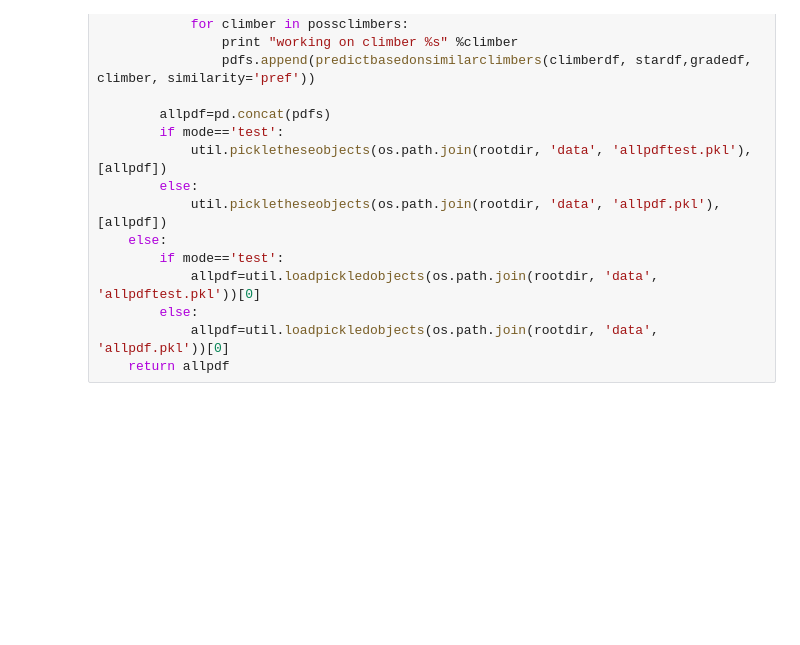
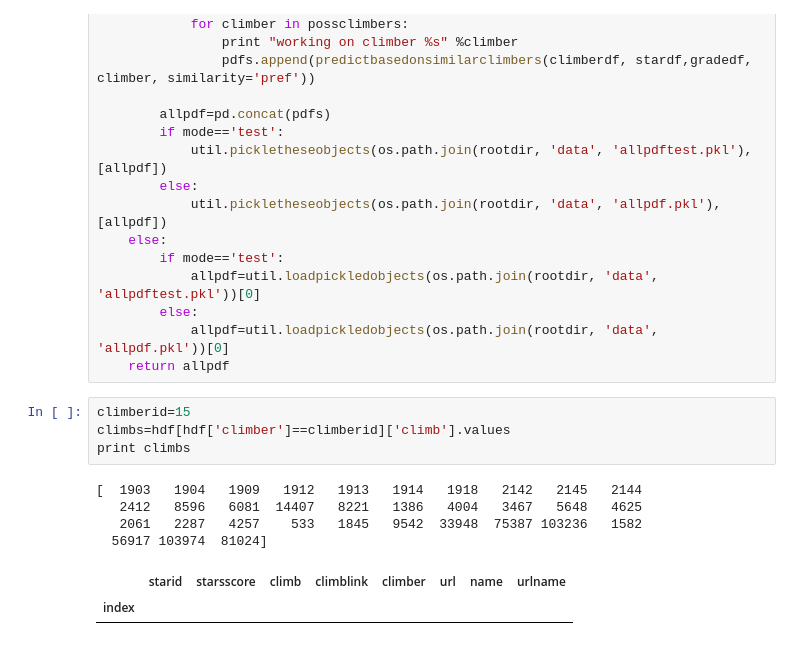
Before and after one commit to askerry/cragcrunch, a Jupyter notebook: Notebook 7. Personalized Recommendations.ipynb, the cells around one changed output. Saved outputs shown, nothing was run; the diff lists cells and outputs as text; blank space fills up the shorter version.

```diff
--- a/Notebook 7. Personalized Recommendations.ipynb
+++ b/Notebook 7. Personalized Recommendations.ipynb
@@ -238,3 +238,14 @@ def individualpred(hitsdf, climberdf,stardf, gradedf,parallel=False,needsprep=Fa
         else:
             allpdf=util.loadpickledobjects(os.path.join(rootdir, 'data', 'allpdf.pkl'))[0]
     return allpdf
+# %%
+climberid=15
+climbs=hdf[hdf['climber']==climberid]['climb'].values
+print climbs
+# %% [output]
+[  1903   1904   1909   1912   1913   1914   1918   2142   2145   2144
+   2412   8596   6081  14407   8221   1386   4004   3467   5648   4625
+   2061   2287   4257    533   1845   9542  33948  75387 103236   1582
+  56917 103974  81024]
+|  | starid | starsscore | climb | climblink | climber | url | name | urlname |
+| index |  |  |  |  |  |  |  |  |
```
Also changed, not shown: parts of 23 cells of this notebook, 18 other files.
